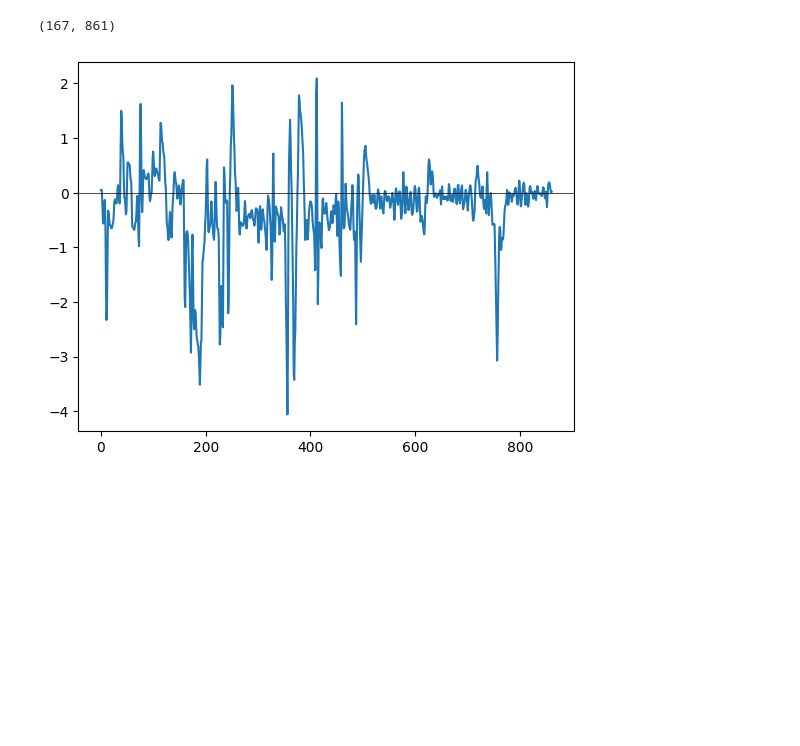
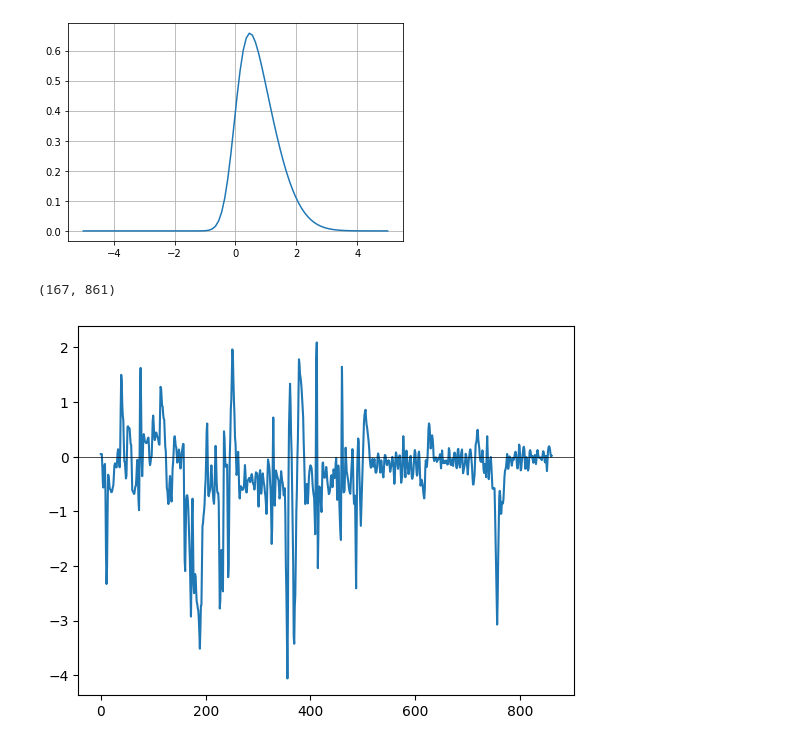
Before and after one commit to FireDynamics/FlameTrack, a Jupyter notebook: test.ipynb, the cells around one changed output. Saved outputs shown, nothing was run; the diff lists cells and outputs as text; code cells hidden in the pictures; blank space fills up the shorter version.

```diff
--- a/test.ipynb
+++ b/test.ipynb
@@ -61,3 +140,8 @@ show_flame_contour(dewarped_data,edge_results_rolled,frame_number)
+# %%
+plt.plot(np.linspace(-5,5,100),skewnorm.pdf(np.linspace(-5,5,100),3))
+plt.grid()
+# %% [output]
+[figure, added]
 # %%
 print(get_frame(dewarped_data,frame_number).shape)
 y = 130
```
Also changed, not shown: parts of 15 cells of this notebook, 4 other files.
